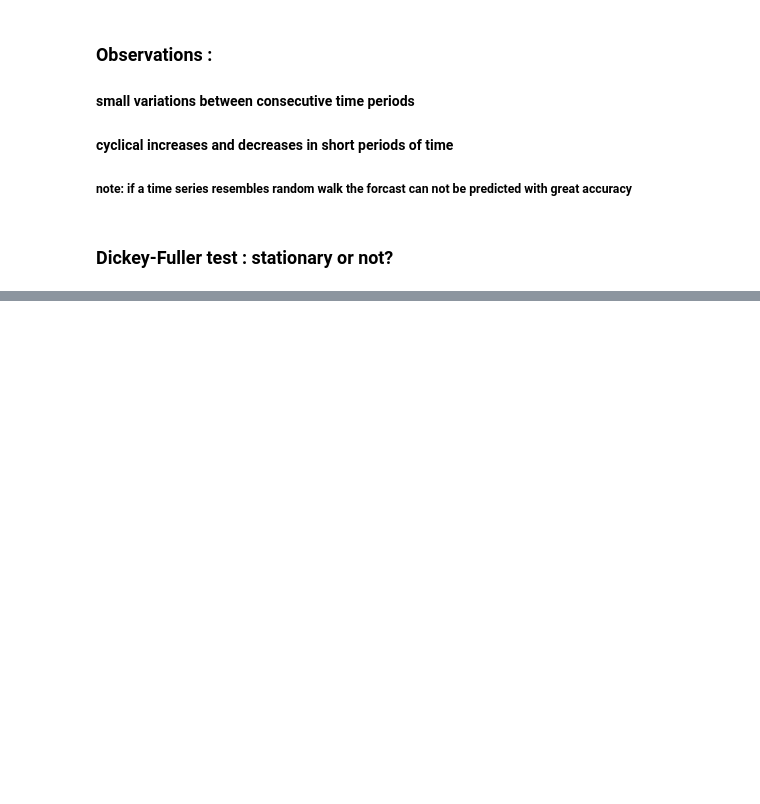
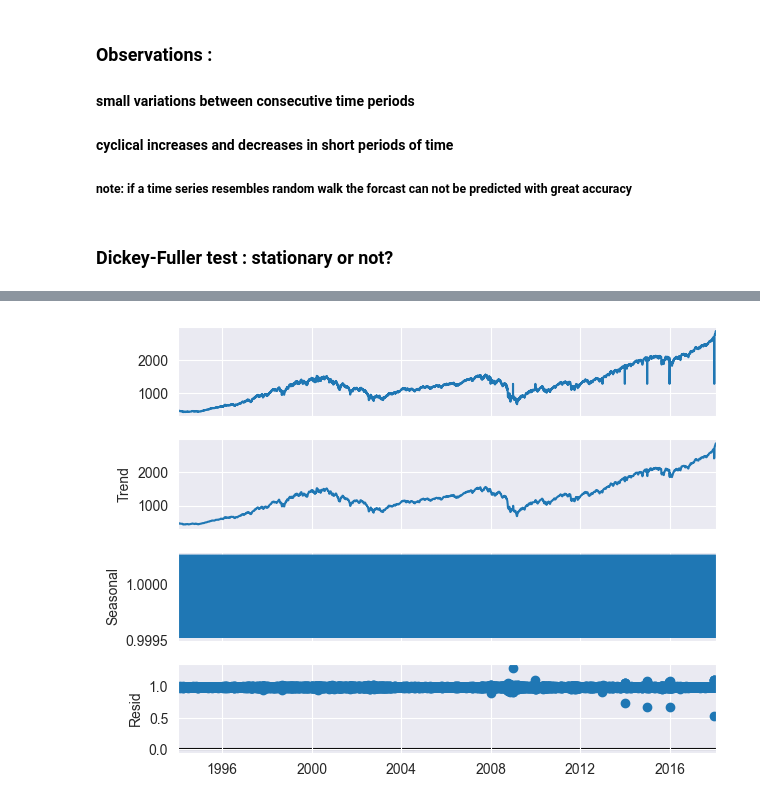
Before and after one commit to SMARIFUL1/Time-Series-Analysis, a Jupyter notebook: TimeSeries365.ipynb, the cells around one changed output, grey strips where cells are left out. Saved outputs shown, nothing was run; the diff lists cells and outputs as text; code cells hidden in the pictures; blank space fills up the shorter version.

```diff
--- a/TimeSeries365.ipynb
+++ b/TimeSeries365.ipynb
@@ -263,0 +319,6 @@ from statsmodels.tsa.seasonal import seasonal_decompose
+# %%
+s_dec_mul = seasonal_decompose(data, model ="multiplicative")
+s_dec_mul.plot()
+plt.show()
+# %% [output]
+[figure, added]
```
Also changed, not shown: parts of 20 cells of this notebook.
